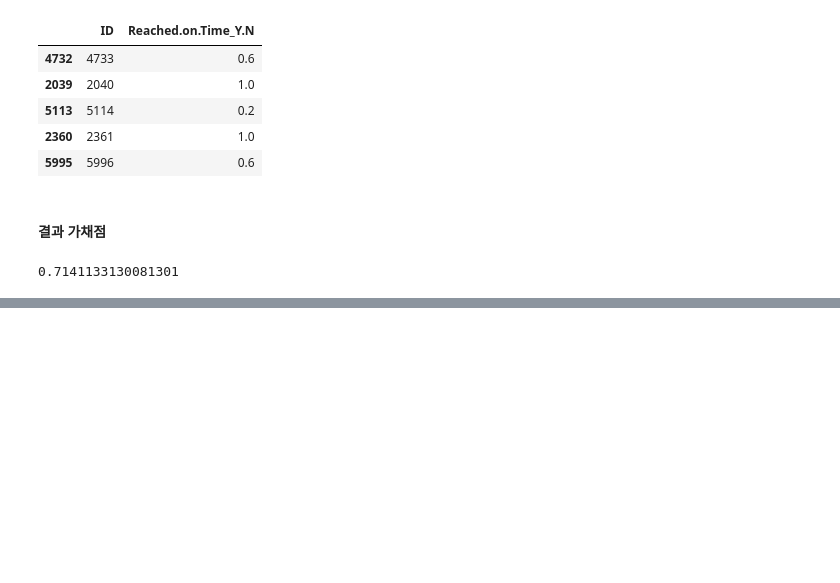
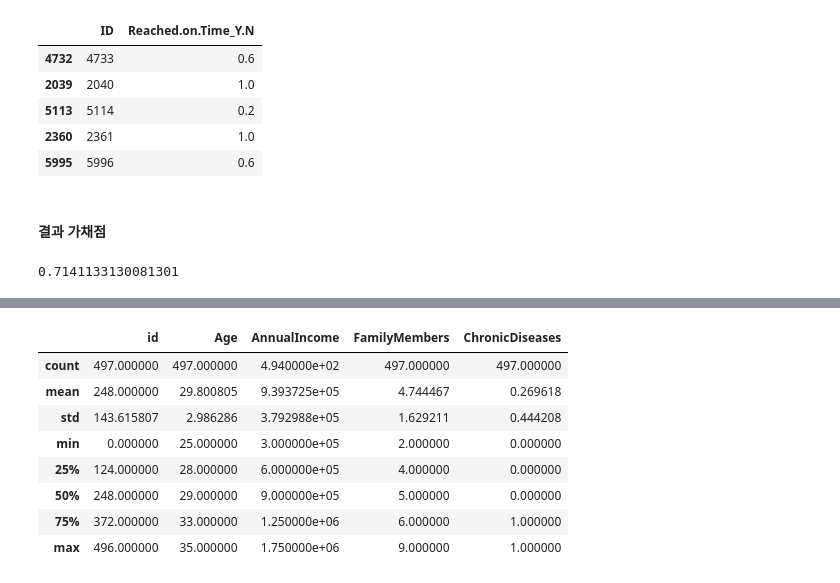
Before and after one commit to zudata/BEAKJOON, a Jupyter notebook: study/Big Data Certification study.ipynb, the cells around one changed output, grey strips where cells are left out. Cells and saved outputs as stored; diff of their text form; code cells hidden in the pictures; blank space fills up the shorter version.

```diff
--- a/study/Big Data Certification study.ipynb
+++ b/study/Big Data Certification study.ipynb
@@ -3452,0 +3552,13 @@ roc_auc_score(y_test['Reached.on.Time_Y.N'], pred[:,1])
+# %%
+# 수치형 통계 값
+test.describe(exclude="object")
+# %% [output]
+|  | id | Age | AnnualIncome | FamilyMembers | ChronicDiseases |
+| count | 497.000000 | 497.000000 | 4.940000e+02 | 497.000000 | 497.000000 |
+| mean | 248.000000 | 29.800805 | 9.393725e+05 | 4.744467 | 0.269618 |
+| std | 143.615807 | 2.986286 | 3.792988e+05 | 1.629211 | 0.444208 |
+| min | 0.000000 | 25.000000 | 3.000000e+05 | 2.000000 | 0.000000 |
+| 25% | 124.000000 | 28.000000 | 6.000000e+05 | 4.000000 | 0.000000 |
+| 50% | 248.000000 | 29.000000 | 9.000000e+05 | 5.000000 | 0.000000 |
+| 75% | 372.000000 | 33.000000 | 1.250000e+06 | 6.000000 | 1.000000 |
+| max | 496.000000 | 35.000000 | 1.750000e+06 | 9.000000 | 1.000000 |
```
Also changed, not shown: parts of 17 cells of this notebook.
